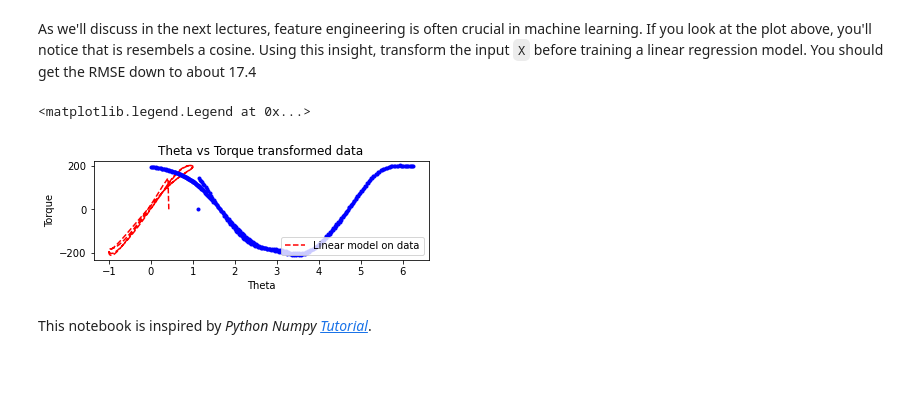
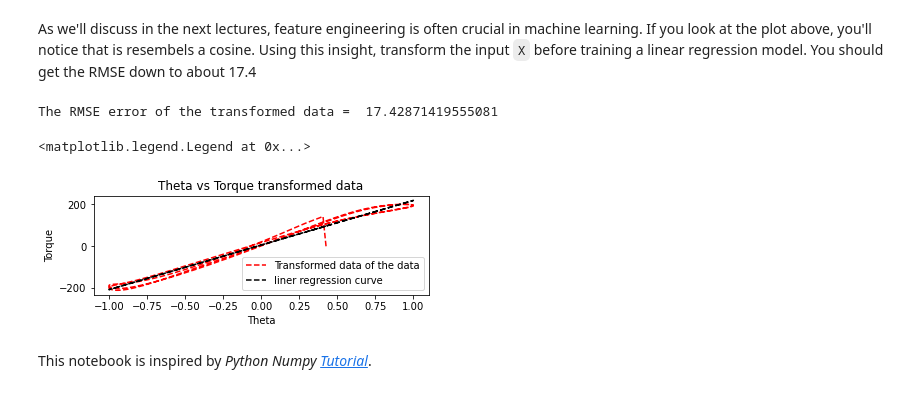
Before and after one commit to ShantanuShivankar/Machine_learning, a Jupyter notebook: Practicum1_students/main.ipynb, the cells around one changed output. Drawn from its saved outputs; the diff is of its cells as text; code cells hidden in the pictures.

```diff
--- a/Practicum1_students/main.ipynb
+++ b/Practicum1_students/main.ipynb
@@ -923,11 +923,13 @@ print(np.sqrt(x))
 # %%
 import math
 
+
 def rmse(y, y_hat):
-    sums = 0
+    sums = np.ones(len(y))
     for i in range(len(y)):
         #print(i)
-        sums = sums + math.pow((y_hat[i]-y[i]),2)
+        sums[i] = math.pow((y_hat[i]-y[i]),2)
+    sums = math.fsum(sums)
     rmse = math.sqrt(sums/len(y))
     return rmse
 # YOUR CODE HERE
@@ -1690,25 +1692,38 @@ As we'll discuss in the next lectures, feature engineering is often crucial in m
 # %%
 # YOUR CODE HERE
 import numpy as np
 from sklearn.preprocessing import FunctionTransformer
 import matplotlib.pyplot as plt
+from sklearn import linear_model
 
-transformer = FunctionTransformer(np.cos)
-x_transformed = transformer.transform(X)
-#x_transformed = fit_transform(X,y)
+X_transformed = np.cos(X)
+
 
 ax1 = plt.subplot(2, 1, 1)
 ax1.set_xlabel("Theta")
 ax1.set_ylabel('Torque')
 ax1.set_title("Theta vs Torque transformed data")
+ax1.plot(X_transformed, y, "r--", label="Transformed data of the data")
 
-ax1.plot(x_transformed, y, "r--", label="Linear model on data")
-ax1.plot(X,y, "b.")
+lin2 = linear_model.LinearRegression()
+lin2.fit(X_transformed,y)
+
+#pulling out the coefficients of the liner regression
+t0_transformed, t1_transformed = lin2.intercept_[0], lin2.coef_[0][0]
+
+#Calculating the rmse error
+y_hat_transformed = t0_transformed + (X_transformed * t1_transformed)
+rmse_lin_transformed = rmse(y, y_hat_transformed)
+print("The RMSE error of the transformed data = ",rmse_lin_transformed)
+
+#plotting the fitted curve
+ax1.plot(X_transformed,y_hat_transformed,'k--', label="liner regression curve")
 ax1.legend(loc="lower right")
 
 #raise NotImplementedError()
 # %% [output]
-<matplotlib.legend.Legend at 0x...>
+The RMSE error of the transformed data =  17.42871419555081
+<matplotlib.legend.Legend at 0x...>
-[figure, old version]
+[figure, new version]
 # %% [markdown]
 This notebook is inspired by <em>Python Numpy [Tutorial](https://cs231n.github.io/python-numpy-tutorial/)</em>.
```
Also changed, not shown: parts of 8 cells of this notebook.
